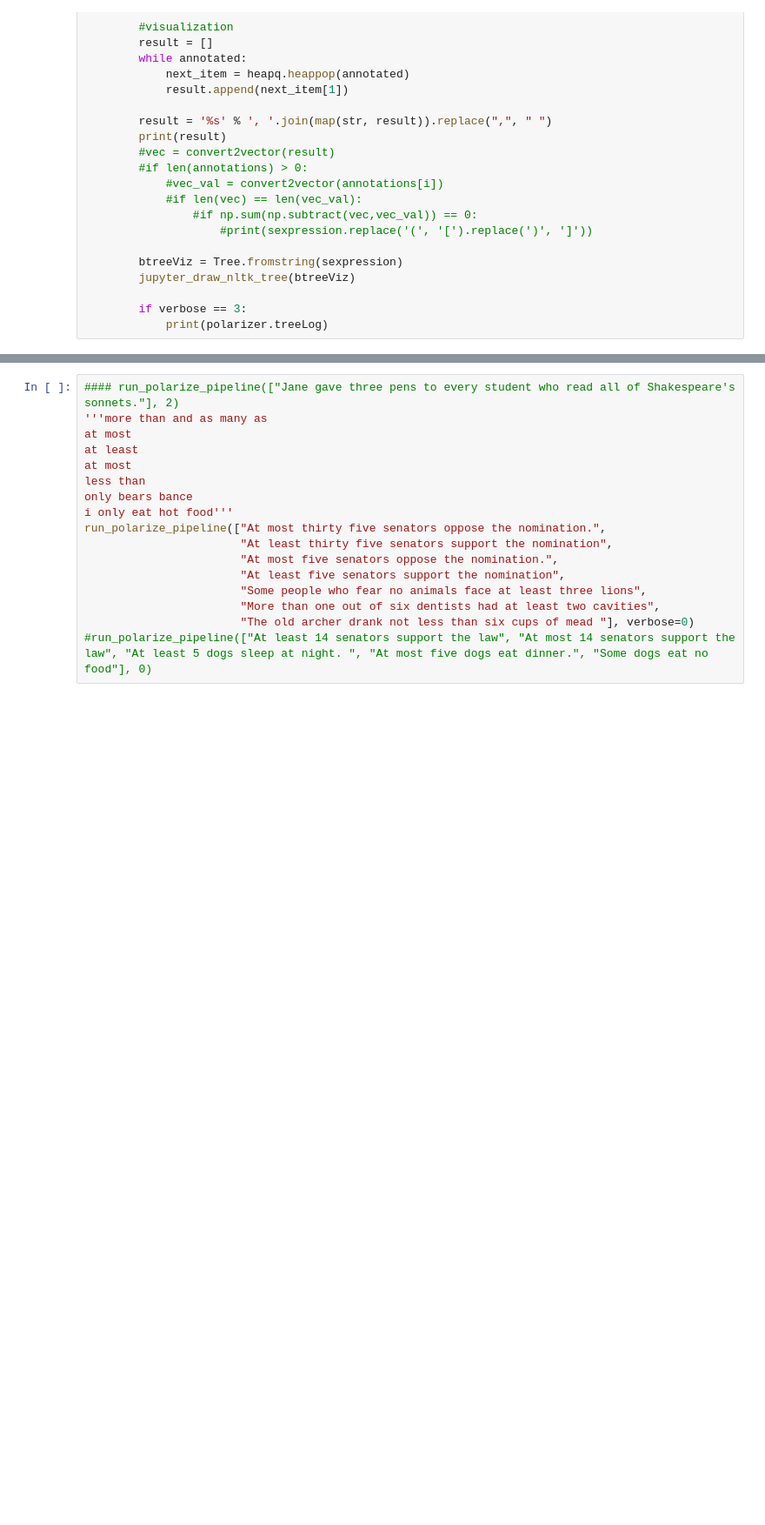
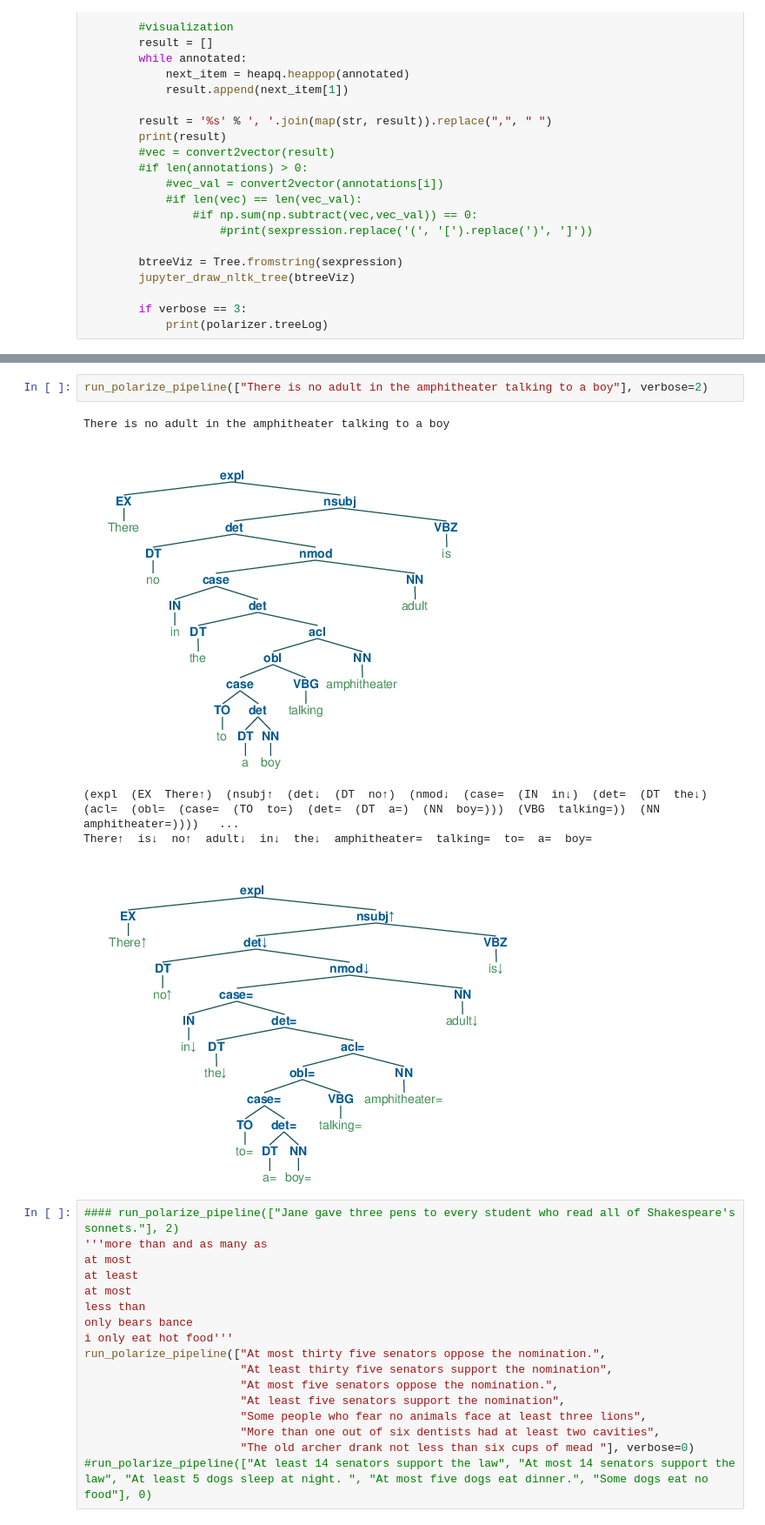
Before and after one commit to eric11eca/Udep2Mono, a Jupyter notebook: src/Udep2Mono.ipynb, the cells around one changed output, grey strips where cells are left out. Shown: that part at 87% size. Saved outputs shown, nothing was run; the diff lists cells and outputs as text; blank space fills up the shorter version.

```diff
--- a/src/Udep2Mono.ipynb
+++ b/src/Udep2Mono.ipynb
@@ -940,3 +1014,11 @@ def run_polarize_pipeline(sentences, annotations=[], verbose=0):
+# %%
+run_polarize_pipeline(["There is no adult in the amphitheater talking to a boy"], verbose=2)
+# %% [output]
+There is no adult in the amphitheater talking to a boy
+[figure, added]
+(expl  (EX  There↑)  (nsubj↑  (det↓  (DT  no↑)  (nmod↓  (case=  (IN  in↓)  (det=  (DT  the↓)  (acl=  (obl=  (case=  (TO  to=)  (det=  (DT  a=)  (NN  boy=)))  (VBG  talking=))  (NN  amphitheater=))))   ...
+There↑  is↓  no↑  adult↓  in↓  the↓  amphitheater=  talking=  to=  a=  boy=
+[figure, added]
 # %%
 #### run_polarize_pipeline(["Jane gave three pens to every student who read all of Shakespeare's sonnets."], 2)
 '''more than and as many as
```
Also changed, not shown: parts of 8 cells of this notebook, 3 other files.
